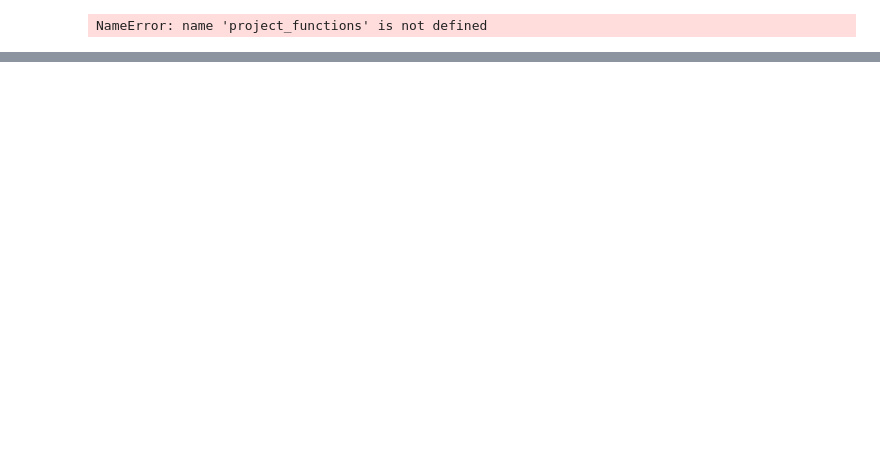
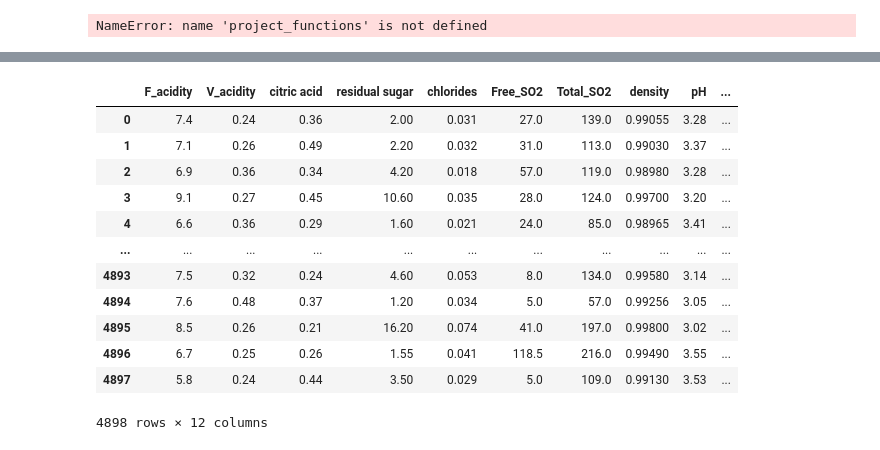
Before and after one commit to data301-2020-winter2/course-project-group_1031, a Jupyter notebook: analysis/Austin/milestone2.ipynb, the cells around one changed output, grey strips where cells are left out. Saved outputs shown, nothing was run; the diff lists cells and outputs as text; code cells hidden in the pictures; blank space fills up the shorter version.

```diff
--- a/analysis/Austin/milestone2.ipynb
+++ b/analysis/Austin/milestone2.ipynb
@@ -22,0 +47,24 @@ df_wwq
+# %%
+df_w=(df_wwq.dropna()
+          .rename(columns={'fixed acidity':'F_acidity',
+                           'volatile acidity':'V_acidity',
+                           'free sulfur dioxide':'Free_SO2',
+                           'total sulfur dioxide':'Total_SO2'})
+          .sort_values("quality", ascending=False)
+          .reset_index(drop=True)
+         )
+df_w
+# %% [output]
+|  | F_acidity | V_acidity | citric acid | residual sugar | chlorides | Free_SO2 | Total_SO2 | density | pH | ... |
+| 0 | 7.4 | 0.24 | 0.36 | 2.00 | 0.031 | 27.0 | 139.0 | 0.99055 | 3.28 | ... |
+| 1 | 7.1 | 0.26 | 0.49 | 2.20 | 0.032 | 31.0 | 113.0 | 0.99030 | 3.37 | ... |
+| 2 | 6.9 | 0.36 | 0.34 | 4.20 | 0.018 | 57.0 | 119.0 | 0.98980 | 3.28 | ... |
+| 3 | 9.1 | 0.27 | 0.45 | 10.60 | 0.035 | 28.0 | 124.0 | 0.99700 | 3.20 | ... |
+| 4 | 6.6 | 0.36 | 0.29 | 1.60 | 0.021 | 24.0 | 85.0 | 0.98965 | 3.41 | ... |
+| ... | ... | ... | ... | ... | ... | ... | ... | ... | ... | ... |
+| 4893 | 7.5 | 0.32 | 0.24 | 4.60 | 0.053 | 8.0 | 134.0 | 0.99580 | 3.14 | ... |
+| 4894 | 7.6 | 0.48 | 0.37 | 1.20 | 0.034 | 5.0 | 57.0 | 0.99256 | 3.05 | ... |
+| 4895 | 8.5 | 0.26 | 0.21 | 16.20 | 0.074 | 41.0 | 197.0 | 0.99800 | 3.02 | ... |
+| 4896 | 6.7 | 0.25 | 0.26 | 1.55 | 0.041 | 118.5 | 216.0 | 0.99490 | 3.55 | ... |
+| 4897 | 5.8 | 0.24 | 0.44 | 3.50 | 0.029 | 5.0 | 109.0 | 0.99130 | 3.53 | ... |
+4898 rows × 12 columns
```
Also changed, not shown: parts of 16 cells of this notebook.
